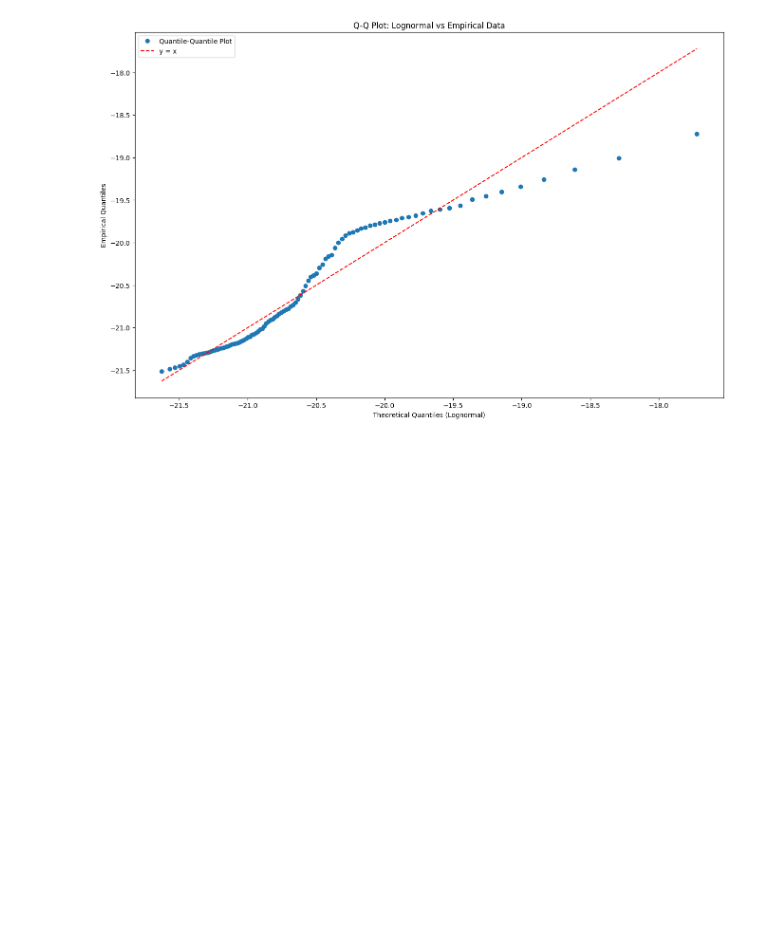
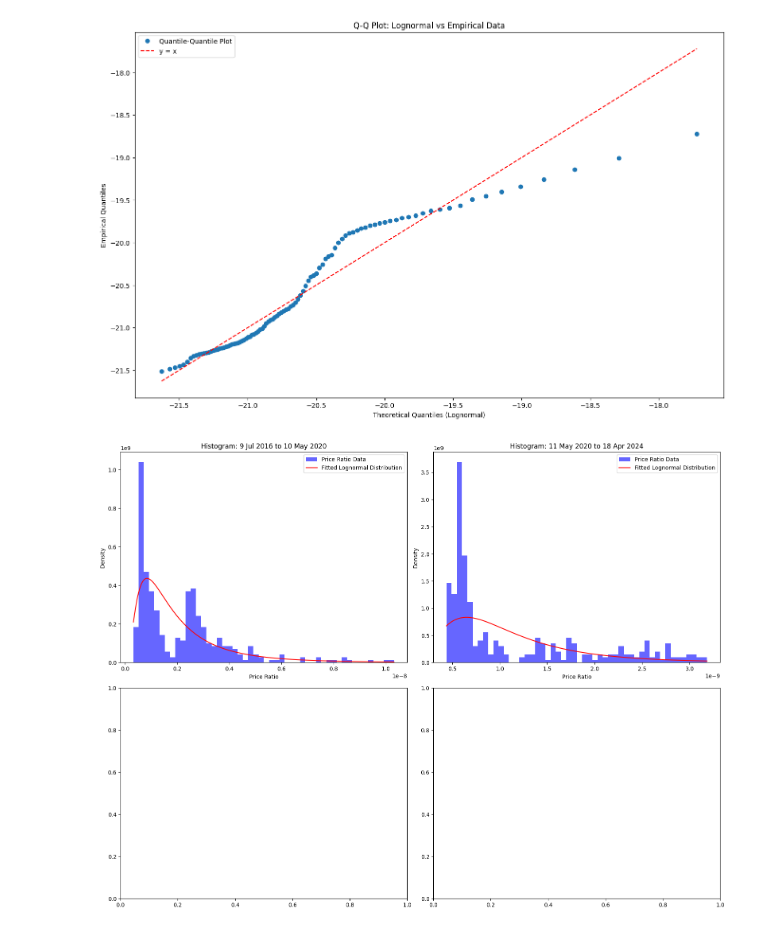
Before and after one commit to mareeben/btc-model, a Jupyter notebook: notebooks/btc_model_analysis.ipynb, the cells around one changed output. Cells and saved outputs as stored; diff of their text form; code cells hidden in the pictures; blank space fills up the shorter version.

```diff
--- a/notebooks/btc_model_analysis.ipynb
+++ b/notebooks/btc_model_analysis.ipynb
@@ -197,3 +194,45 @@ plt.legend()
 plt.show()
 # %% [output]
 [figure]
+# %%
+# Define the date ranges
+date_ranges = {
+    #'Start to 27 Nov 2012': ('1900-01-01', '2012-11-27'),
+    #'28 Nov 2012 to 8 Jul 2016': ('2012-11-28', '2016-07-08'),
+    '9 Jul 2016 to 10 May 2020': ('2016-07-09', '2020-05-10'),
+    '11 May 2020 to 18 Apr 2024': ('2020-05-11', '2024-04-18')
+}
+
+# Slice the data into four datasets
+sliced_data = {label: df_filtered[(df_filtered.index >= start) & (df_filtered.index <= end)]['price-ratio'].dropna()
+               for label, (start, end) in date_ranges.items()}
+
+# Create subplots for histograms
+fig, axes = plt.subplots(2, 2, figsize=(16, 12))  # 2x2 grid of subplots
+axes = axes.flatten()  # Flatten for easy indexing
+
+for ax, (label, data) in zip(axes, sliced_data.items()):
+    if data is None or len(data) == 0:
+        print(f"Warning: Data subset '{label}' is empty. Skipping...")
+        continue
+
+    # Lognormal fit for each subset
+    shape, loc, scale = lognorm.fit(data, floc=0)
+    x = np.linspace(min(data), max(data), 1000)
+    pdf = lognorm.pdf(x, shape, loc=loc, scale=scale)
+
+    # Plot the histogram and fitted PDF
+    count, bins, _ = ax.hist(data, bins=50, density=True, alpha=0.6, color='blue', label="Price Ratio Data")
+    ax.plot(x, pdf, 'r-', label='Fitted Lognormal Distribution')
+
+    # Add titles, labels, and legend
+    ax.set_title(f'Histogram: {label}')
+    ax.set_xlabel('Price Ratio')
+    ax.set_ylabel('Density')
+    ax.legend()
+
+# Adjust layout and show the grid
+plt.tight_layout()
+plt.show()
+# %% [output]
+[figure, added]
```
Also changed, not shown: parts of 11 cells of this notebook.
